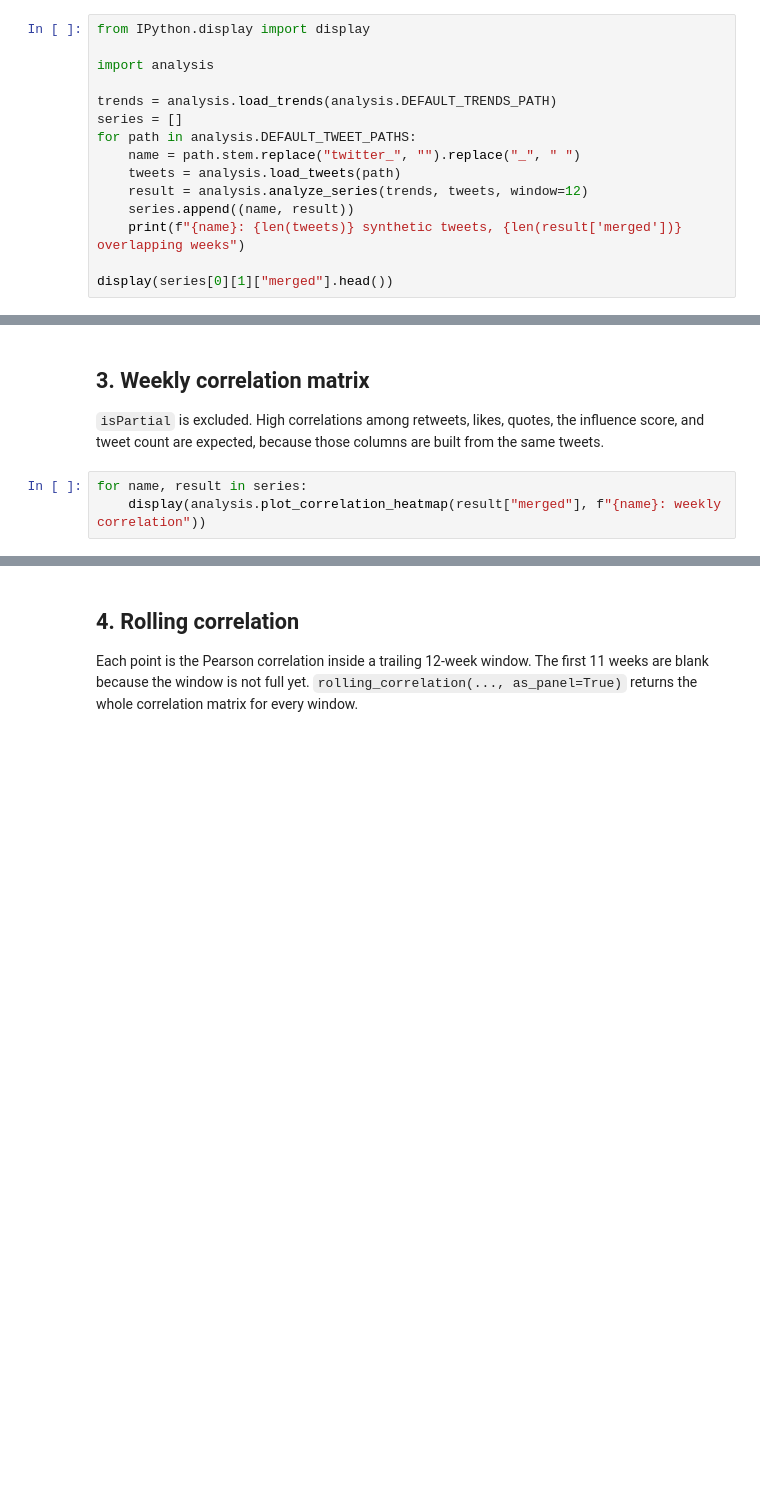
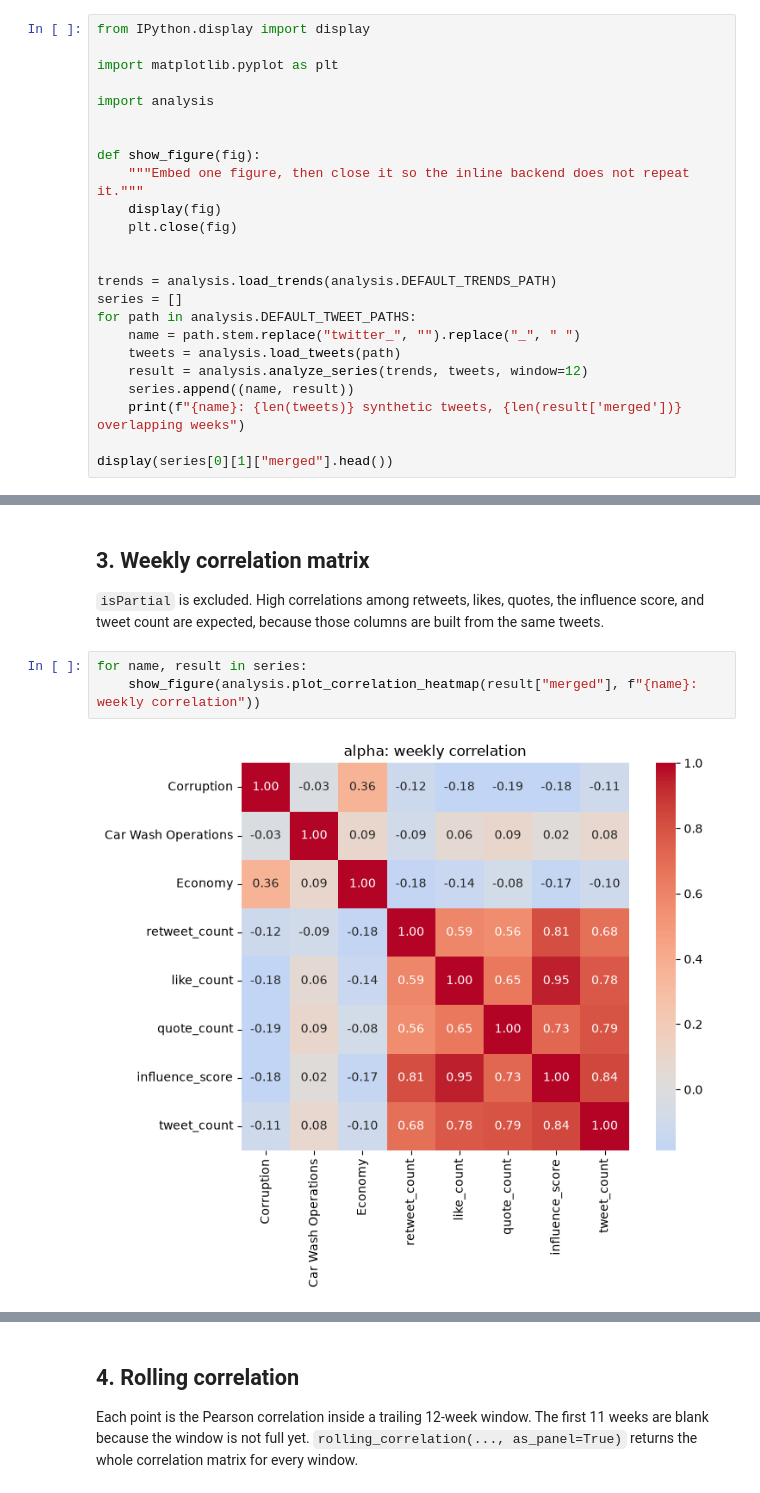
Before and after one commit to mohamd764/search-vs-social-signal-analysis, a Jupyter notebook: analysis.ipynb, the cells around one changed output, grey strips where cells are left out. Saved outputs shown, nothing was run; the diff lists cells and outputs as text; blank space fills up the shorter version.

```diff
--- a/analysis.ipynb
+++ b/analysis.ipynb
@@ -18,7 +18,16 @@ Trends week labels and tweet timestamps are parsed to naive UTC. Tweets are resa
 # %%
 from IPython.display import display
 
+import matplotlib.pyplot as plt
+
 import analysis
+
+
+def show_figure(fig):
+    """Embed one figure, then close it so the inline backend does not repeat it."""
+    display(fig)
+    plt.close(fig)
+
 
 trends = analysis.load_trends(analysis.DEFAULT_TRENDS_PATH)
 series = []
@@ -47,4 +74,6 @@ display(series[0][1]["weekly"][weekly_columns].head())
 `isPartial` is excluded. High correlations among retweets, likes, quotes, the influence score, and tweet count are expected, because those columns are built from the same tweets.
 # %%
 for name, result in series:
-    display(analysis.plot_correlation_heatmap(result["merged"], f"{name}: weekly correlation"))
+    show_figure(analysis.plot_correlation_heatmap(result["merged"], f"{name}: weekly correlation"))
+# %% [output]
+[figure, added]
```
Also changed, not shown: parts of 5 cells of this notebook, 4 other files.
